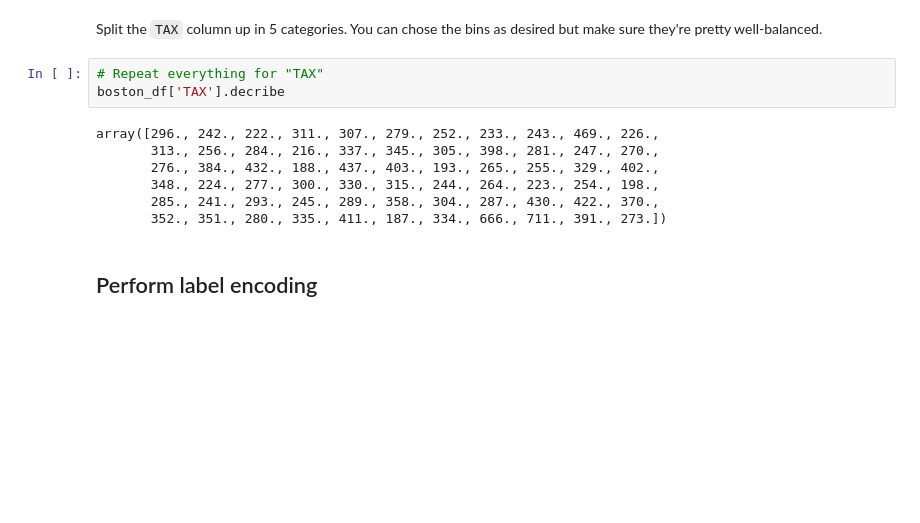
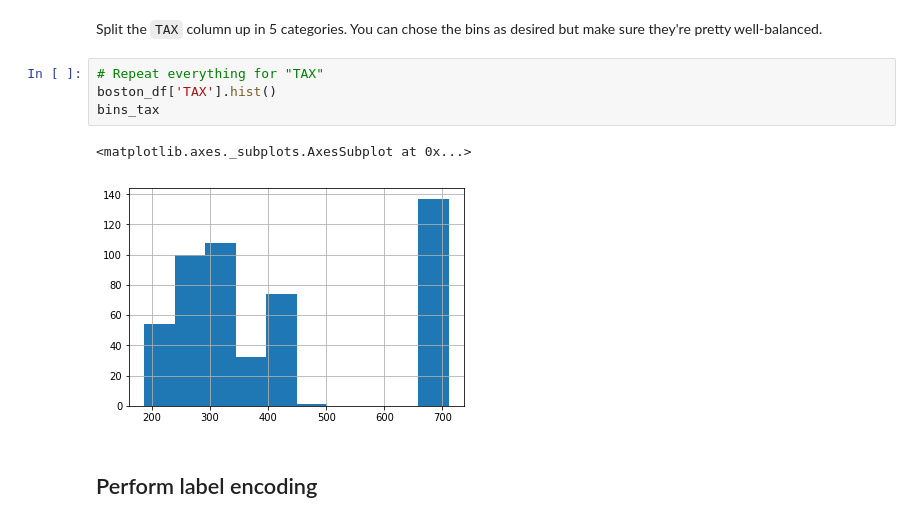
Before and after one commit to jmt0221/dsc-dealing-with-categorical-variables-lab-nyc-ds-082619, a Jupyter notebook: index.ipynb, the cells around one changed output. Drawn from its saved outputs; the diff is of its cells as text; blank space fills up the shorter version.

```diff
--- a/index.ipynb
+++ b/index.ipynb
@@ -219,14 +219,11 @@ boston_df['RAD'] = bins_rad
 Split the `TAX` column up in 5 categories. You can chose the bins as desired but make sure they're pretty well-balanced.
 # %%
 # Repeat everything for "TAX"
-boston_df['TAX'].decribe
+boston_df['TAX'].hist()
+bins_tax
 # %% [output]
-array([296., 242., 222., 311., 307., 279., 252., 233., 243., 469., 226.,
-       313., 256., 284., 216., 337., 345., 305., 398., 281., 247., 270.,
-       276., 384., 432., 188., 437., 403., 193., 265., 255., 329., 402.,
-       348., 224., 277., 300., 330., 315., 244., 264., 223., 254., 198.,
-       285., 241., 293., 245., 289., 358., 304., 287., 430., 422., 370.,
-       352., 351., 280., 335., 411., 187., 334., 666., 711., 391., 273.])
+<matplotlib.axes._subplots.AxesSubplot at 0x...>
+[figure, added]
 # %% [markdown]
 ## Perform label encoding
 # %%
```
